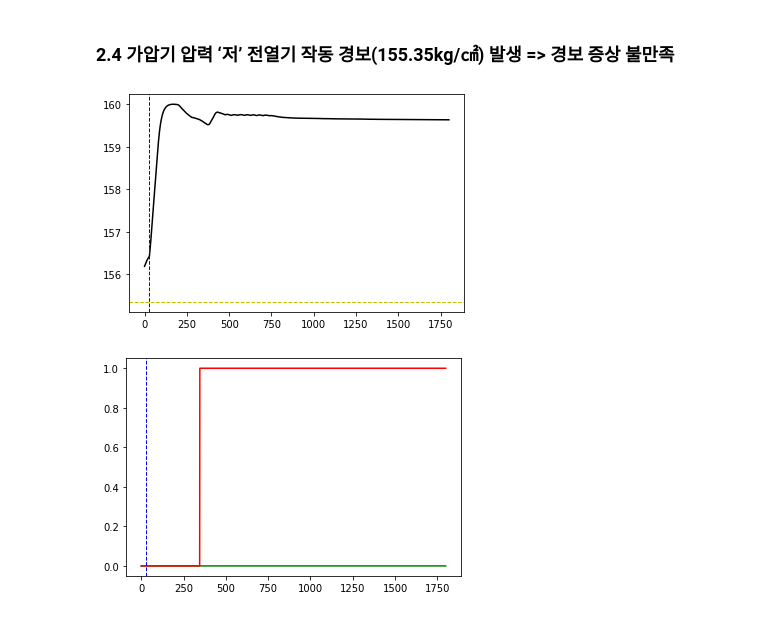
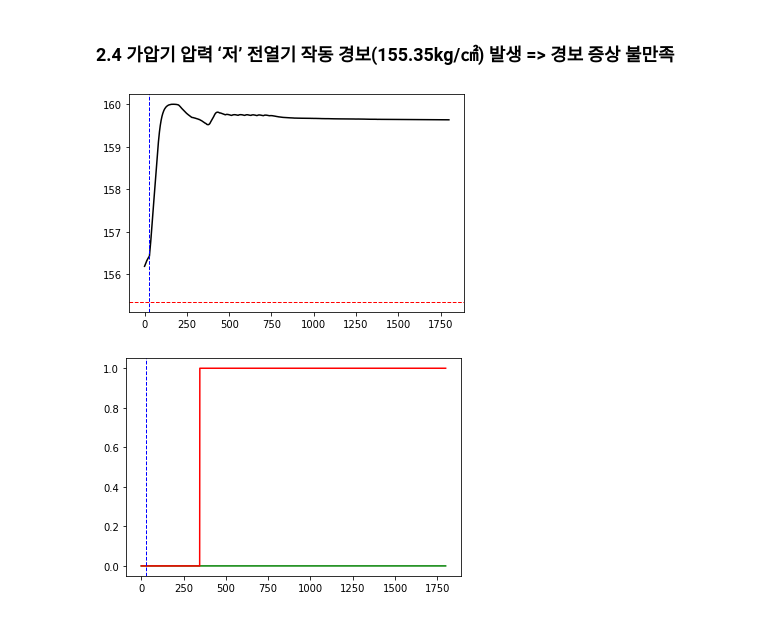
Before and after one commit to Jonghyun-Kim-73/CRONI_Project, a Jupyter notebook: Abnormal_Procedure_Verification/Verif_60_02.ipynb, the cells around one changed output. Drawn from its saved outputs; the diff is of its cells as text; code cells hidden in the pictures.

```diff
--- a/Abnormal_Procedure_Verification/Verif_60_02.ipynb
+++ b/Abnormal_Procedure_Verification/Verif_60_02.ipynb
@@ -189,13 +188,13 @@ vline = plt.axvline(29, color='b', linestyle='--', linewidth=1)
 # %%
 # PPRZ : 가압기 압력
 # ZINST58 : 가압기 압력 kg단위
 # plt.plot(db['PPRZ'], color='k')
 # plt.plot(db['CQPRZB'], color='y')
 plt.plot(db['ZINST58'], color='k')
-vline = plt.axhline(155.35, color='y', linestyle='--', linewidth=1)
+vline = plt.axhline(155.35, color='r', linestyle='--', linewidth=1)
 vline = plt.axvline(29, color='b', linestyle='--', linewidth=1)
 # %% [output]
-[figure, old version]
+[figure, new version]
 # %%
 # KLAMPO312 : ALARM: PRZ PRESS LOW BACK-UP HEATER ON(153.6 KG/CM2)
 # KBHON : 가압기 보조전열기 상태 (1:켜짐)
```
Also changed, not shown: parts of 6 cells of this notebook, 1 other file.
